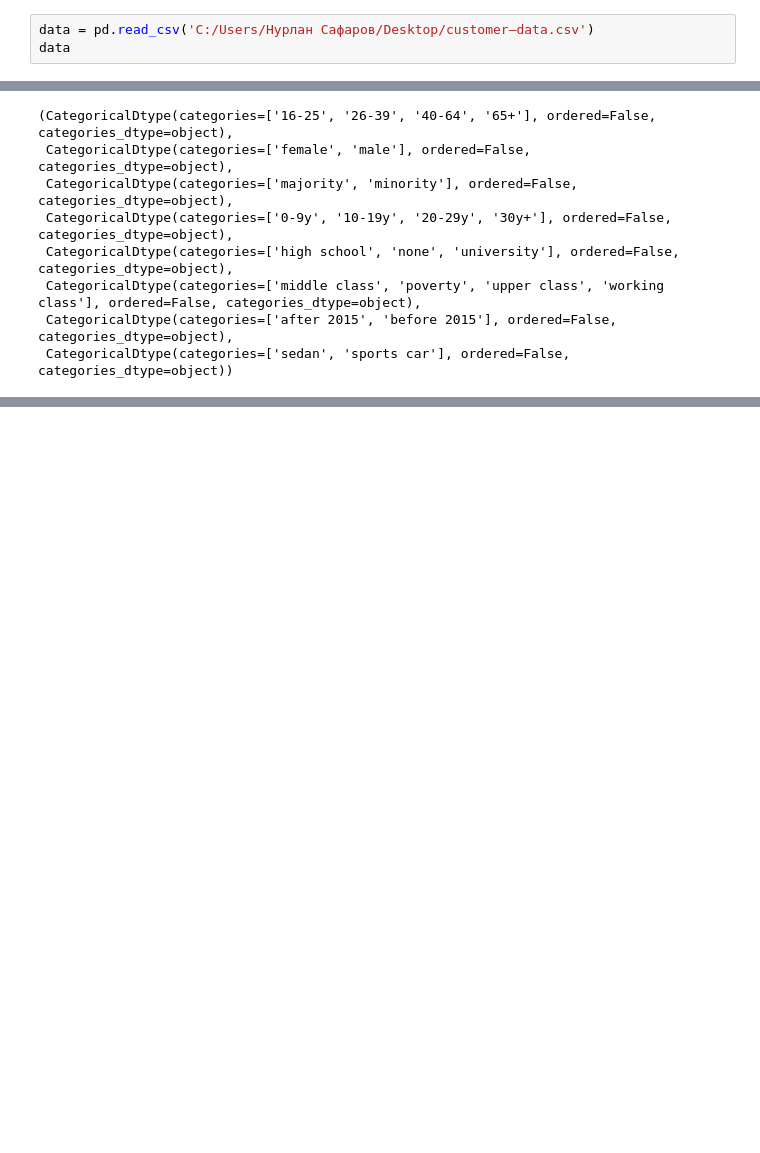
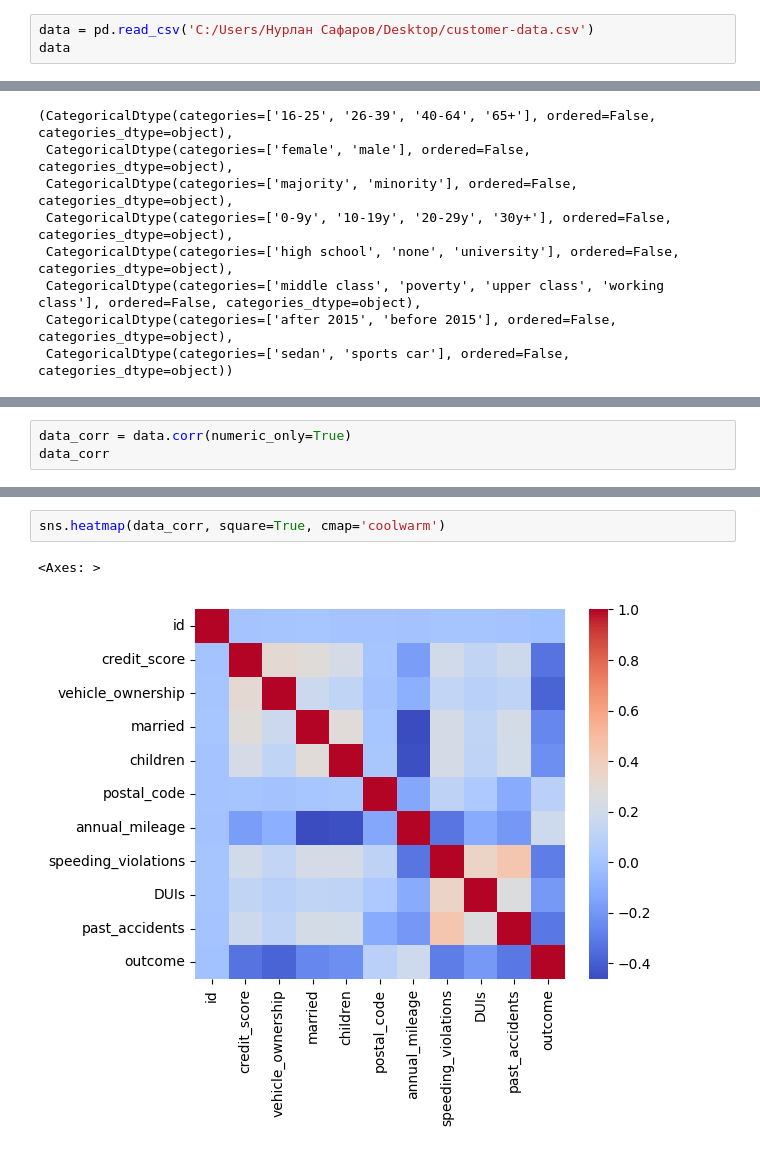
Before and after one commit to safarov-nm/machine-learning-and-data-analysis-practice, a Jupyter notebook: SafarovNM_HW1.ipynb, the cells around one changed output, grey strips where cells are left out. Drawn from its saved outputs; the diff is of its cells as text; blank space fills up the shorter version.

```diff
--- a/SafarovNM_HW1.ipynb
+++ b/SafarovNM_HW1.ipynb
@@ -16,5 +15,5 @@ import sklearn
 # %%
-data = pd.read_csv('C:/Users/Нурлан Сафаров/Desktop/customer—data.csv')
+data = pd.read_csv('C:/Users/Нурлан Сафаров/Desktop/customer-data.csv')
 data
 # %% [output]
 |  | id | age | gender | race | driving_experience | education | income | credit_score | ... |
@@ -130,0 +162,3 @@ data["age"].dtype,data["gender"].dtype,data["race"].dtype, data["driving_experie
+# %%
+data_corr = data.corr(numeric_only=True)
+data_corr
@@ -130,0 +178,5 @@ data["age"].dtype,data["gender"].dtype,data["race"].dtype, data["driving_experie
+# %%
+sns.heatmap(data_corr, square=True, cmap='coolwarm')
+# %% [output]
+<Axes: >
+[figure, added]
```
Also changed, not shown: parts of 62 cells of this notebook.
